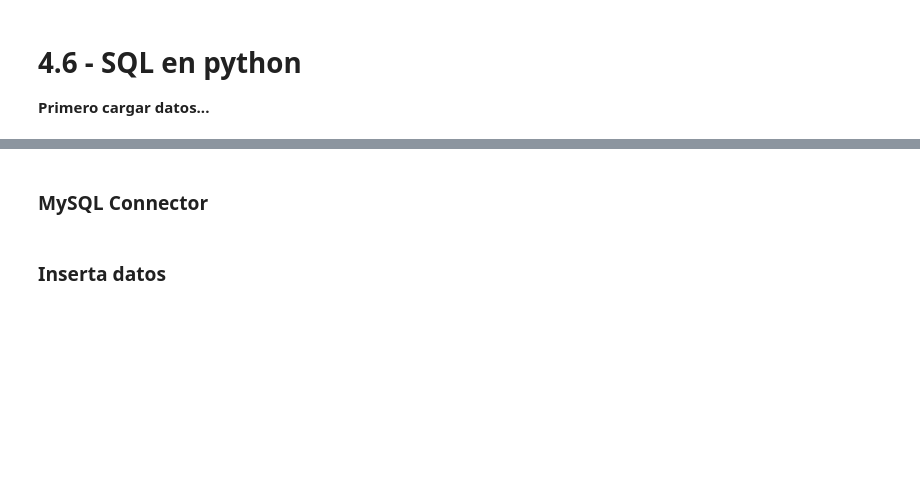
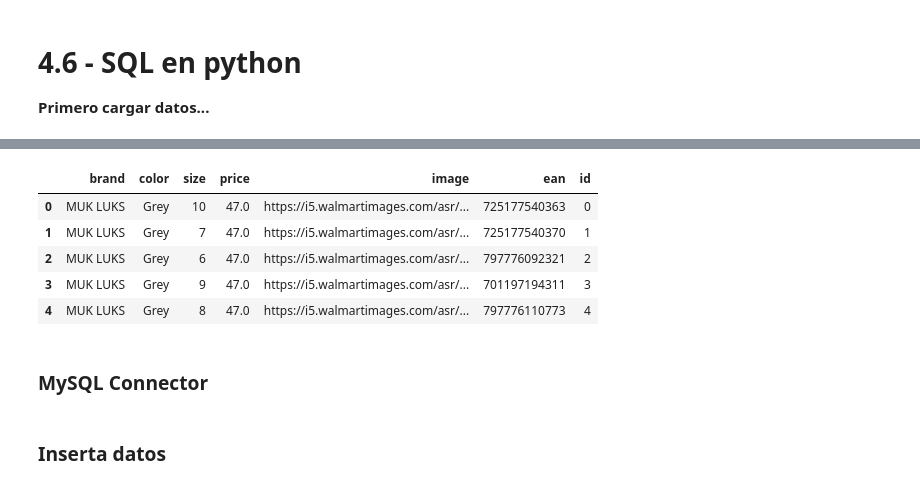
Before and after one commit to YonatanRA/ds_tb_part_21_09, a Jupyter notebook: 02-Data_Analysis/4.6 - SQL en python.ipynb, the cells around one changed output, grey strips where cells are left out. Saved outputs shown, nothing was run; the diff lists cells and outputs as text; code cells hidden in the pictures; blank space fills up the shorter version.

```diff
--- a/02-Data_Analysis/4.6 - SQL en python.ipynb
+++ b/02-Data_Analysis/4.6 - SQL en python.ipynb
@@ -11,2 +99,7 @@
 # %%
 # un registro por talla y color
+
+df=df.explode('sizes').reset_index(drop=True)
+df=df.explode('colors').reset_index(drop=True)
+
+df.head()
@@ -16,0 +129,5 @@
+# %%
+codigo=pd.read_csv('../data/upc_corpus.csv')
+codigo=codigo.dropna().reset_index(drop=True)
+
+codigo.head()
@@ -16,0 +145,4 @@
+# %%
+df.ean=codigo.ean
+
+df.tail()
@@ -16,0 +156,6 @@
+# %%
+# renombrar
+
+df.columns=['brand', 'color', 'size', 'price', 'image', 'ean']
+
+df.head()
@@ -17,3 +169,16 @@
+# %%
+# id
+
+df['id']=[i for i in range(len(df))]
+
+df.head()
+# %% [output]
+|  | brand | color | size | price | image | ean | id |
+| 0 | MUK LUKS | Grey | 10 | 47.0 | https://i5.walmartimages.com/asr/... | 725177540363 | 0 |
+| 1 | MUK LUKS | Grey | 7 | 47.0 | https://i5.walmartimages.com/asr/... | 725177540370 | 1 |
+| 2 | MUK LUKS | Grey | 6 | 47.0 | https://i5.walmartimages.com/asr/... | 797776092321 | 2 |
+| 3 | MUK LUKS | Grey | 9 | 47.0 | https://i5.walmartimages.com/asr/... | 701197194311 | 3 |
+| 4 | MUK LUKS | Grey | 8 | 47.0 | https://i5.walmartimages.com/asr/... | 797776110773 | 4 |
 # %% [markdown]
 ### MySQL Connector
 # %%
```
Also changed, not shown: parts of 18 cells of this notebook.
